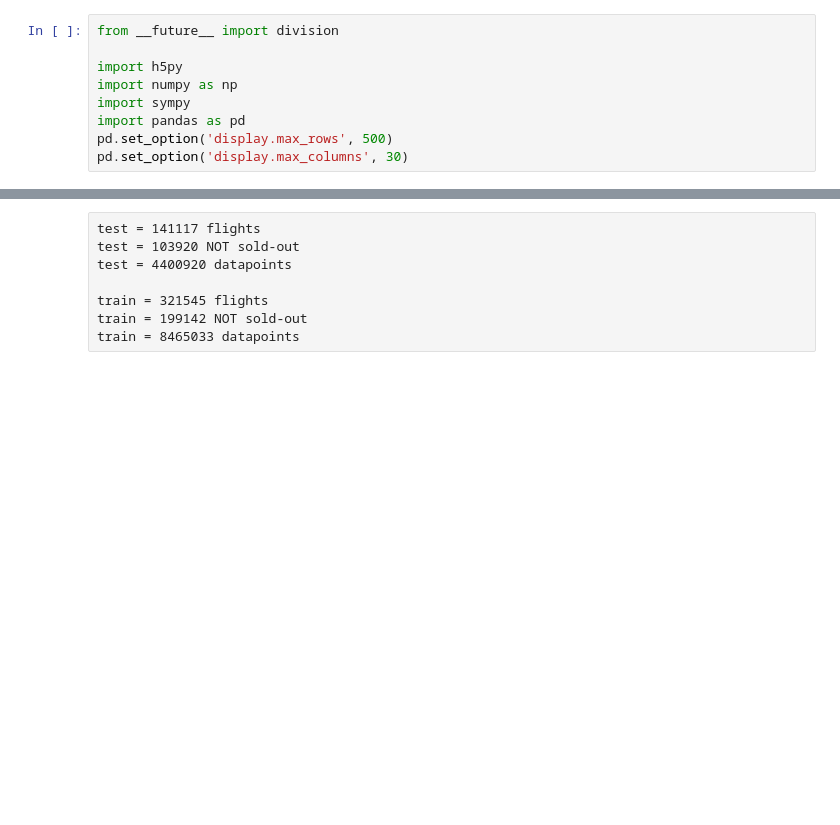
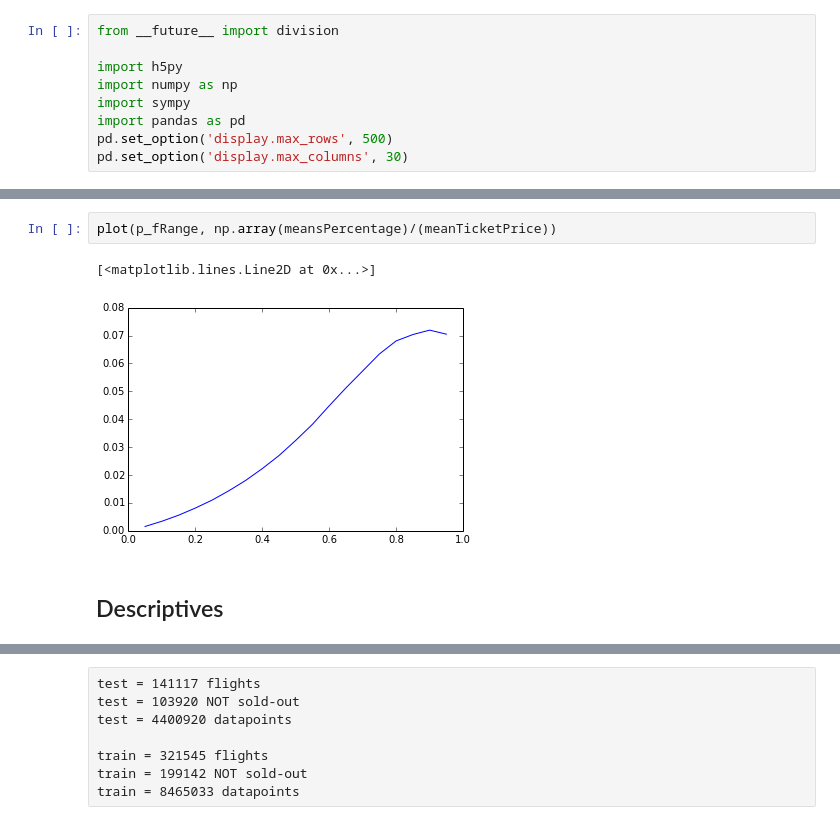
Before and after one commit to vankempen/Thesis, a Jupyter notebook: Simulation/Simulation.ipynb, the cells around one changed output, grey strips where cells are left out. Drawn from its saved outputs; the diff is of its cells as text; blank space fills up the shorter version.

```diff
--- a/Simulation/Simulation.ipynb
+++ b/Simulation/Simulation.ipynb
@@ -12,3 +127,10 @@ pd.set_option('display.max_columns', 30)
+# %%
+plot(p_fRange, np.array(meansPercentage)/(meanTicketPrice))
+# %% [output]
+[<matplotlib.lines.Line2D at 0x...>]
+[figure, added]
+# %% [markdown]
+## Descriptives
 # %%
 storage = h5py.File('storage/flightsTest.h5', 'r')
 
```
Also changed, not shown: parts of 43 cells of this notebook.
